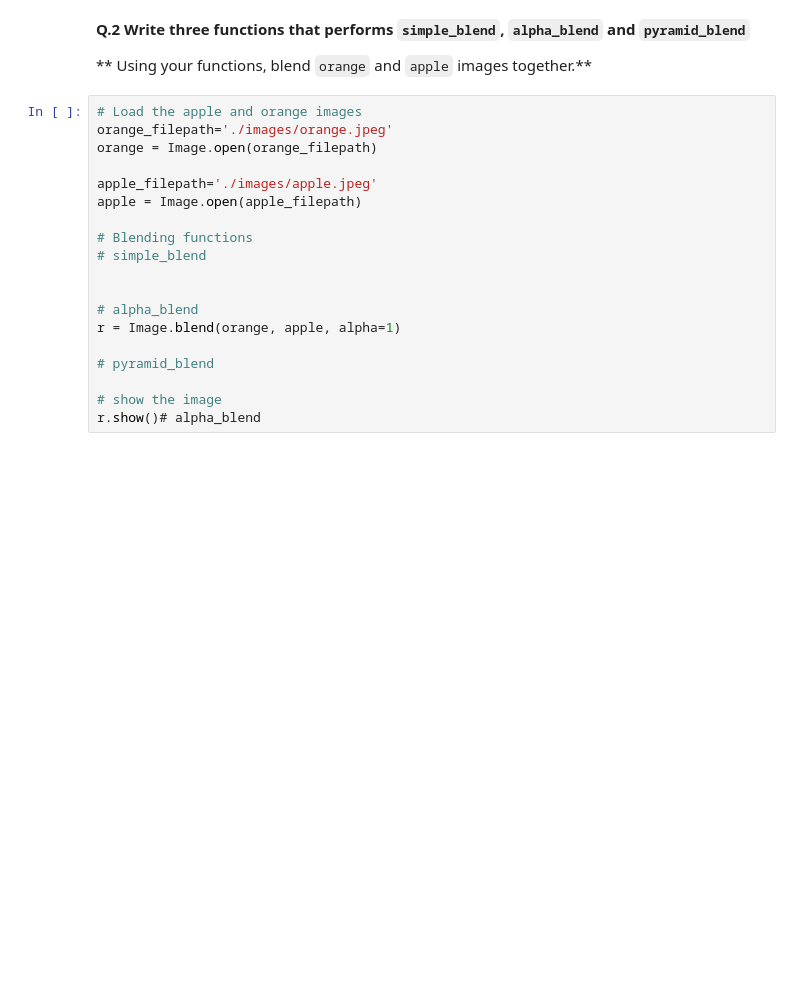
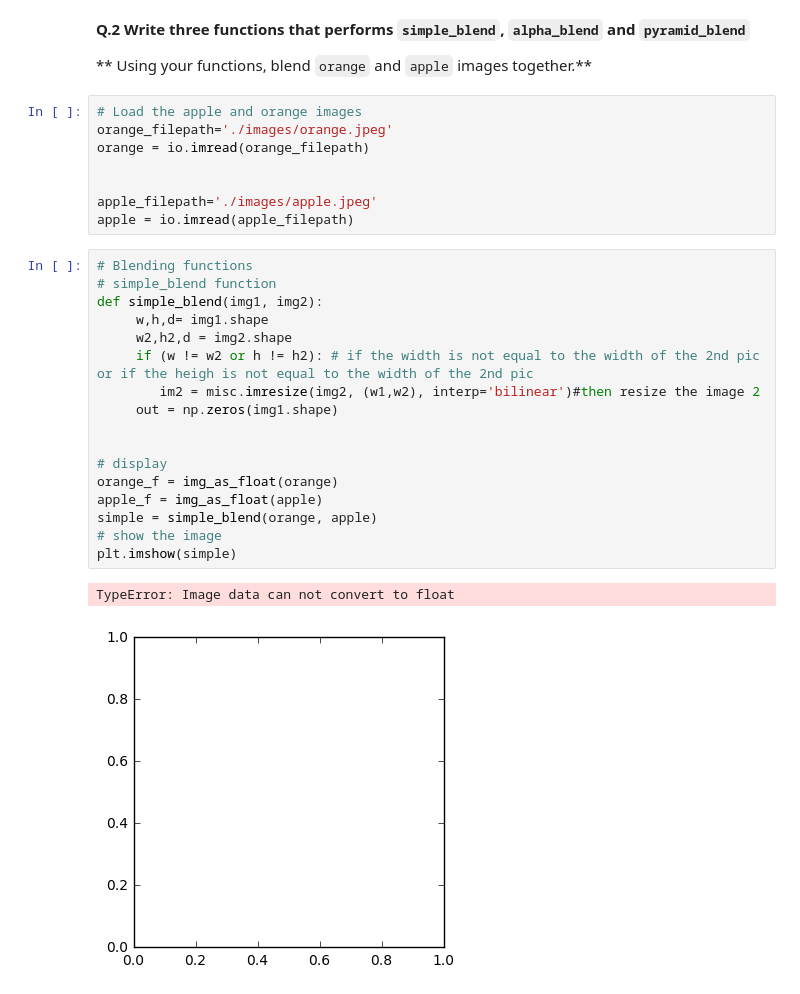
Before and after one commit to SelmaBoubou/B31XB-IIP-TP-1718, a Jupyter notebook: 3-interpolation-blending/3-interpolation-blending.ipynb, the cells around one changed output. Cells and saved outputs as stored; diff of their text form; blank space fills up the shorter version.

```diff
--- a/3-interpolation-blending/3-interpolation-blending.ipynb
+++ b/3-interpolation-blending/3-interpolation-blending.ipynb
@@ -95,19 +95,28 @@ ax3.set_title('Original Image')
 # %%
 # Load the apple and orange images
 orange_filepath='./images/orange.jpeg'
-orange = Image.open(orange_filepath)
+orange = io.imread(orange_filepath)
+
 
 apple_filepath='./images/apple.jpeg'
-apple = Image.open(apple_filepath)
-
-# Blending functions
-# simple_blend
-
-
-# alpha_blend
-r = Image.blend(orange, apple, alpha=1)
-
-# pyramid_blend
-
-# show the image
-r.show()# alpha_blend
+apple = io.imread(apple_filepath)
+# %%
+# Blending functions
+# simple_blend function
+def simple_blend(img1, img2):
+     w,h,d= img1.shape
+     w2,h2,d = img2.shape
+     if (w != w2 or h != h2): # if the width is not equal to the width of the 2nd pic  or if the heigh is not equal to the width of the 2nd pic
+        im2 = misc.imresize(img2, (w1,w2), interp='bilinear')#then resize the image 2
+     out = np.zeros(img1.shape)
+
+
+# display
+orange_f = img_as_float(orange)
+apple_f = img_as_float(apple)
+simple = simple_blend(orange, apple)
+# show the image
+plt.imshow(simple)
+# %% [output]
+TypeError: Image data can not convert to float
+[figure, added]
```
Also changed, not shown: parts of 2 cells of this notebook.
